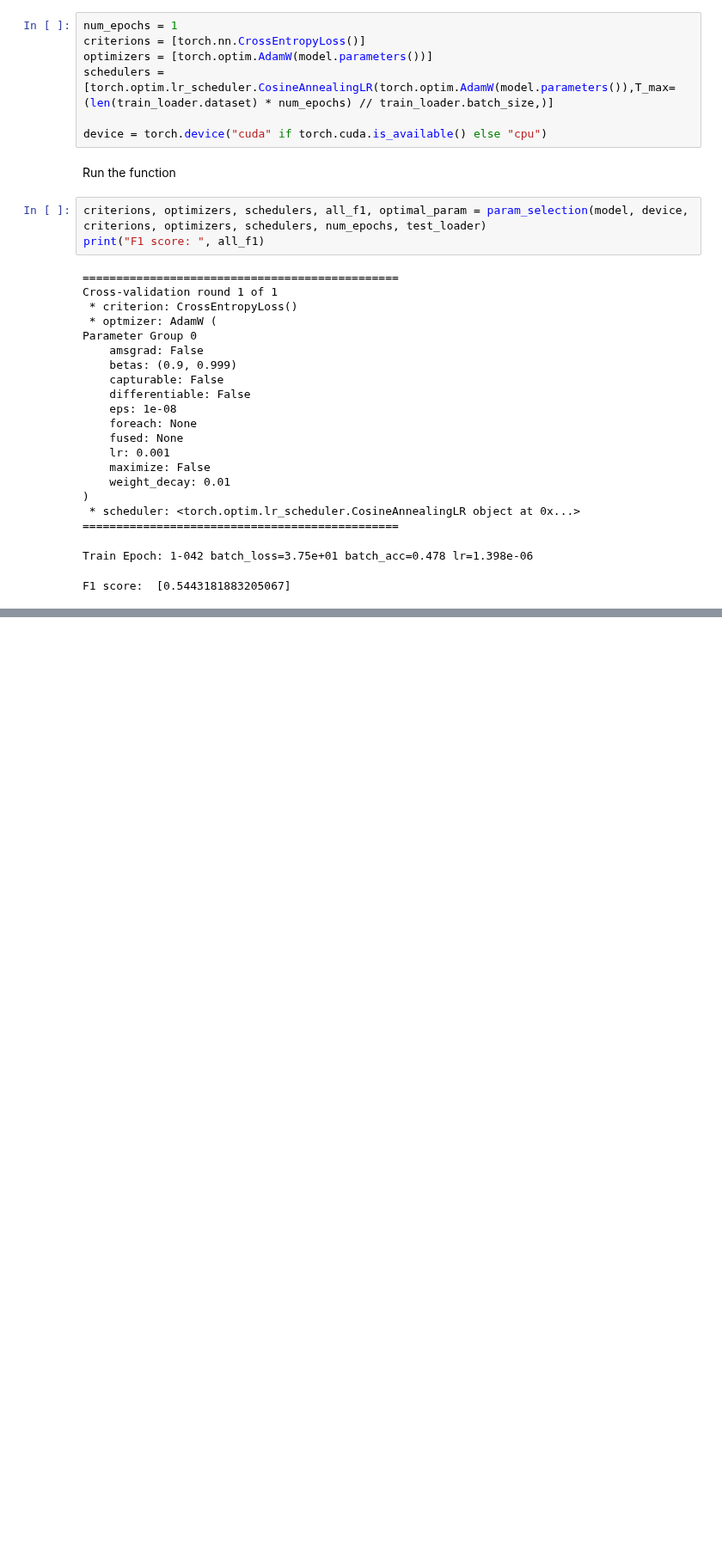
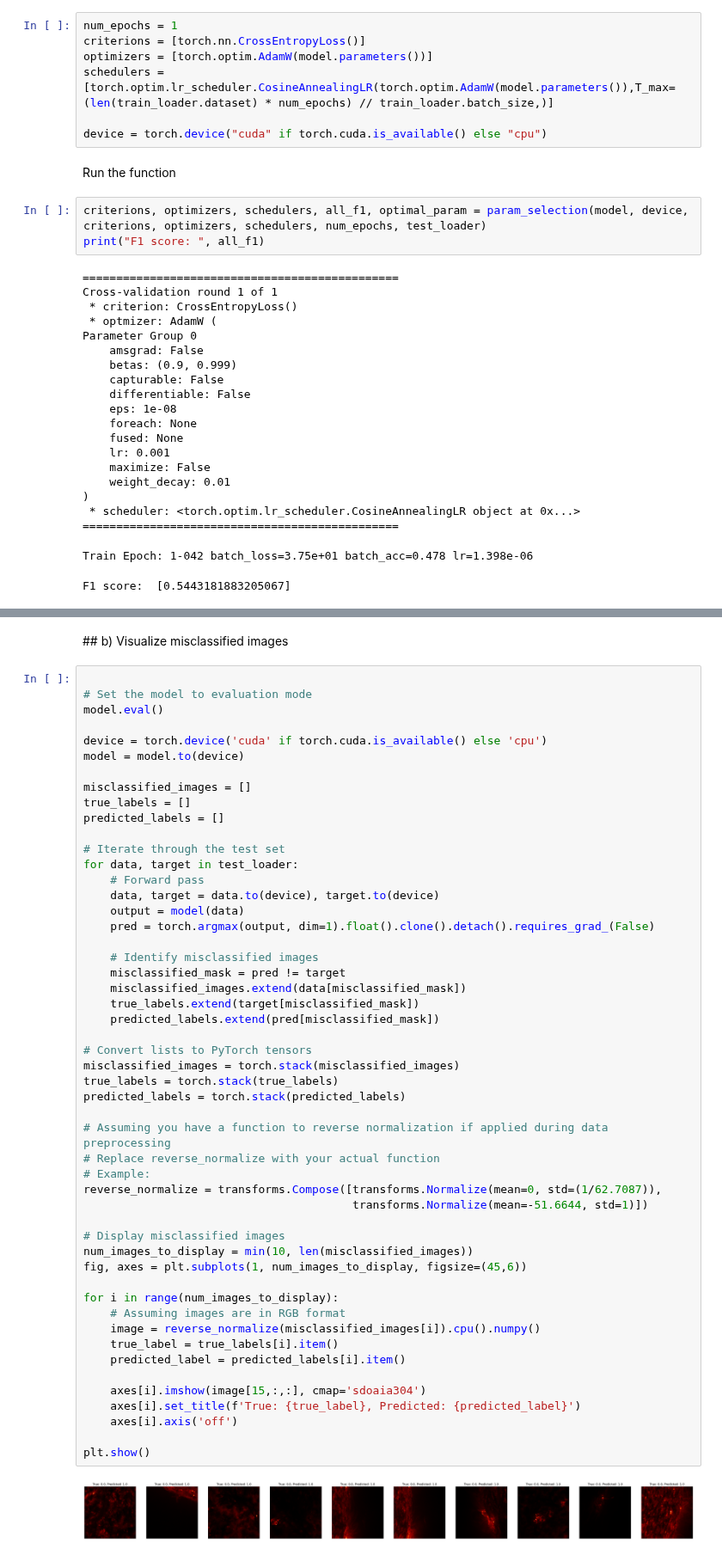
Before and after one commit to CS-433/ml-project-2-jac, a Jupyter notebook: warning_RCNN.ipynb, the cells around one changed output, grey strips where cells are left out. Shown at 86% size. Drawn from its saved outputs; the diff is of its cells as text; blank space fills up the shorter version.

```diff
--- a/warning_RCNN.ipynb
+++ b/warning_RCNN.ipynb
@@ -723,0 +801,55 @@ F1 score:  [0.5443181883205067]
+# %% [markdown]
+## b) Visualize misclassified images
+# %%
+
+# Set the model to evaluation mode
+model.eval()
+
+device = torch.device('cuda' if torch.cuda.is_available() else 'cpu')
+model = model.to(device)
+
+misclassified_images = []
+true_labels = []
+predicted_labels = []
+
+# Iterate through the test set
+for data, target in test_loader:
+    # Forward pass
+    data, target = data.to(device), target.to(device)
+    output = model(data)
+    pred = torch.argmax(output, dim=1).float().clone().detach().requires_grad_(False)
+
+    # Identify misclassified images
+    misclassified_mask = pred != target
+    misclassified_images.extend(data[misclassified_mask])
+    true_labels.extend(target[misclassified_mask])
+    predicted_labels.extend(pred[misclassified_mask])
+
+# Convert lists to PyTorch tensors
+misclassified_images = torch.stack(misclassified_images)
+true_labels = torch.stack(true_labels)
+predicted_labels = torch.stack(predicted_labels)
+
+# Assuming you have a function to reverse normalization if applied during data preprocessing
+# Replace reverse_normalize with your actual function
+# Example:
+reverse_normalize = transforms.Compose([transforms.Normalize(mean=0, std=(1/62.7087)),
+                                        transforms.Normalize(mean=-51.6644, std=1)])
+
+# Display misclassified images
+num_images_to_display = min(10, len(misclassified_images))
+fig, axes = plt.subplots(1, num_images_to_display, figsize=(45,6))
+
+for i in range(num_images_to_display):
+    # Assuming images are in RGB format
+    image = reverse_normalize(misclassified_images[i]).cpu().numpy()
+    true_label = true_labels[i].item()
+    predicted_label = predicted_labels[i].item()
+
+    axes[i].imshow(image[15,:,:], cmap='sdoaia304')
+    axes[i].set_title(f'True: {true_label}, Predicted: {predicted_label}')
+    axes[i].axis('off')
+
+plt.show()
+# %% [output]
+[figure, added]
```
Also changed, not shown: parts of 13 cells of this notebook.
